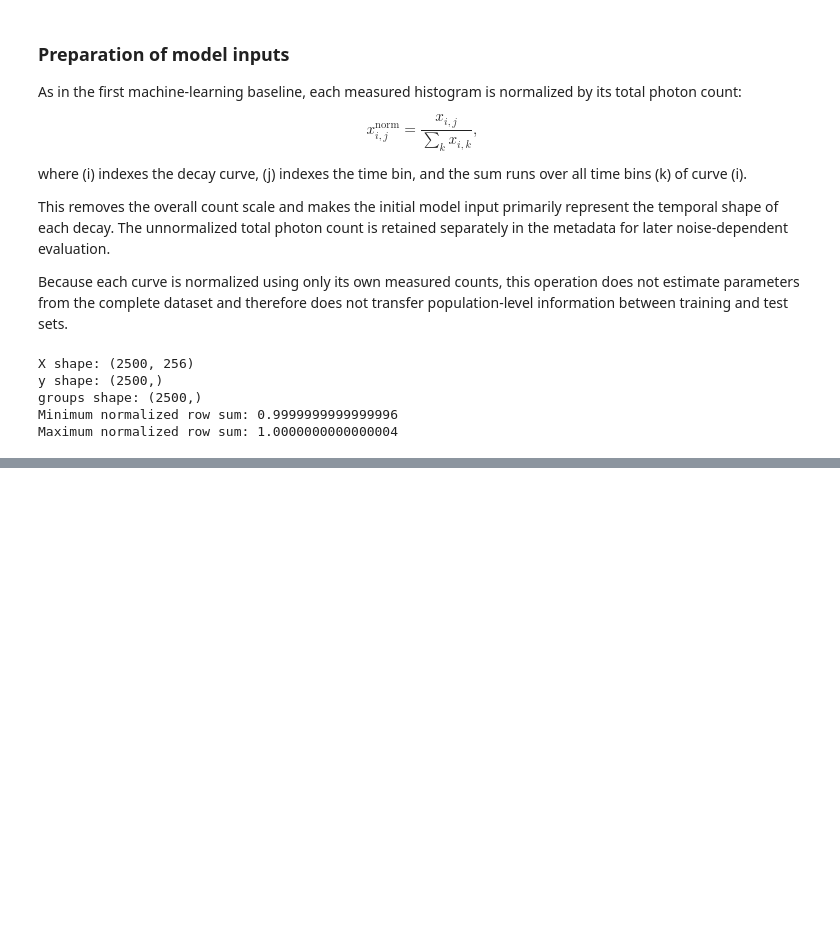
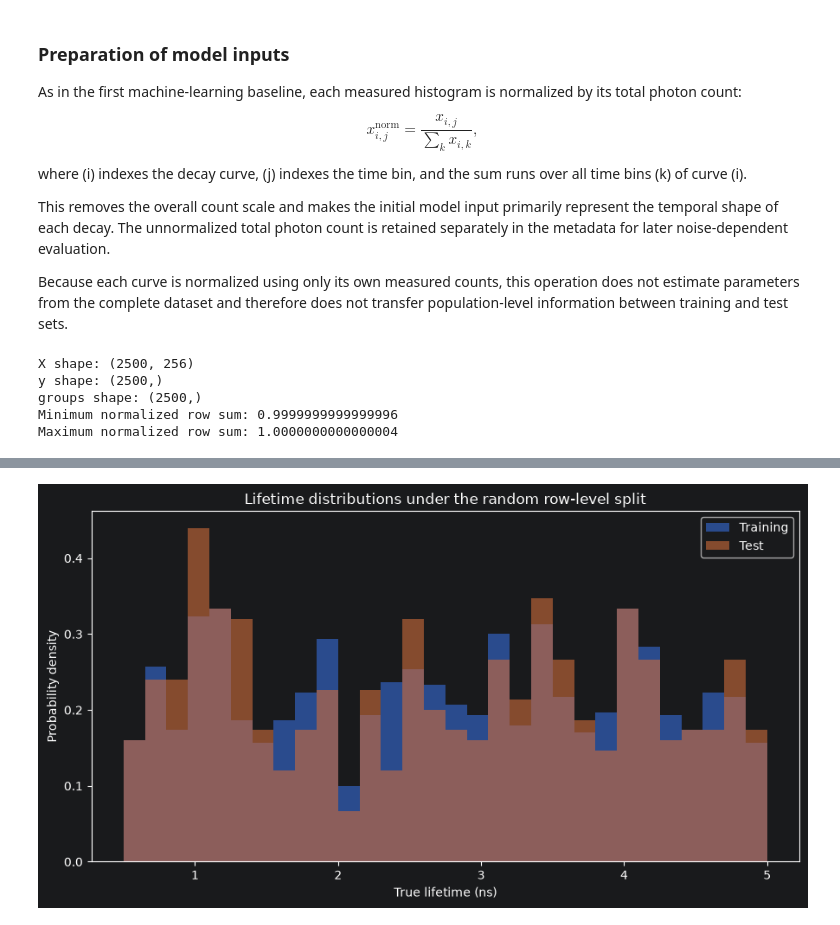
Before and after one commit to moryev/tcspc-lifetime-toolkit, a Jupyter notebook: notebooks/05_data_leakage_and_grouped_evaluation.ipynb, the cells around one changed output, grey strips where cells are left out. Drawn from its saved outputs; the diff is of its cells as text; code cells hidden in the pictures; blank space fills up the shorter version.

Commit message:
amend notebook 05: add naive row-wise random split

```diff
--- a/notebooks/05_data_leakage_and_grouped_evaluation.ipynb
+++ b/notebooks/05_data_leakage_and_grouped_evaluation.ipynb
@@ -500,0 +578,9 @@ Maximum normalized row sum: 1.0000000000000004
+# %%
+X_train_random = X[random_train_indices]
+X_test_random = X[random_test_indices]
+
+y_train_random = y[random_train_indices]
+y_test_random = y[random_test_indices]
+
+groups_train_random = groups[random_train_indices]
+groups_test_random = groups[random_test_indices]
@@ -500,0 +730,35 @@ Maximum normalized row sum: 1.0000000000000004
+# %%
+lifetime_bin_edges = np.linspace(
+    lifetime_range_ns[0],
+    lifetime_range_ns[1],
+    31,
+)
+
+plt.figure(figsize=(9, 5))
+
+plt.hist(
+    y_train_random,
+    bins=lifetime_bin_edges,
+    density=True,
+    alpha=0.6,
+    label="Training",
+)
+
+plt.hist(
+    y_test_random,
+    bins=lifetime_bin_edges,
+    density=True,
+    alpha=0.6,
+    label="Test",
+)
+
+plt.xlabel("True lifetime (ns)")
+plt.ylabel("Probability density")
+plt.title(
+    "Lifetime distributions under the random row-level split"
+)
+plt.legend()
+plt.tight_layout()
+plt.show()
+# %% [output]
+[figure, added]
```
Also changed, not shown: parts of 21 cells of this notebook.
